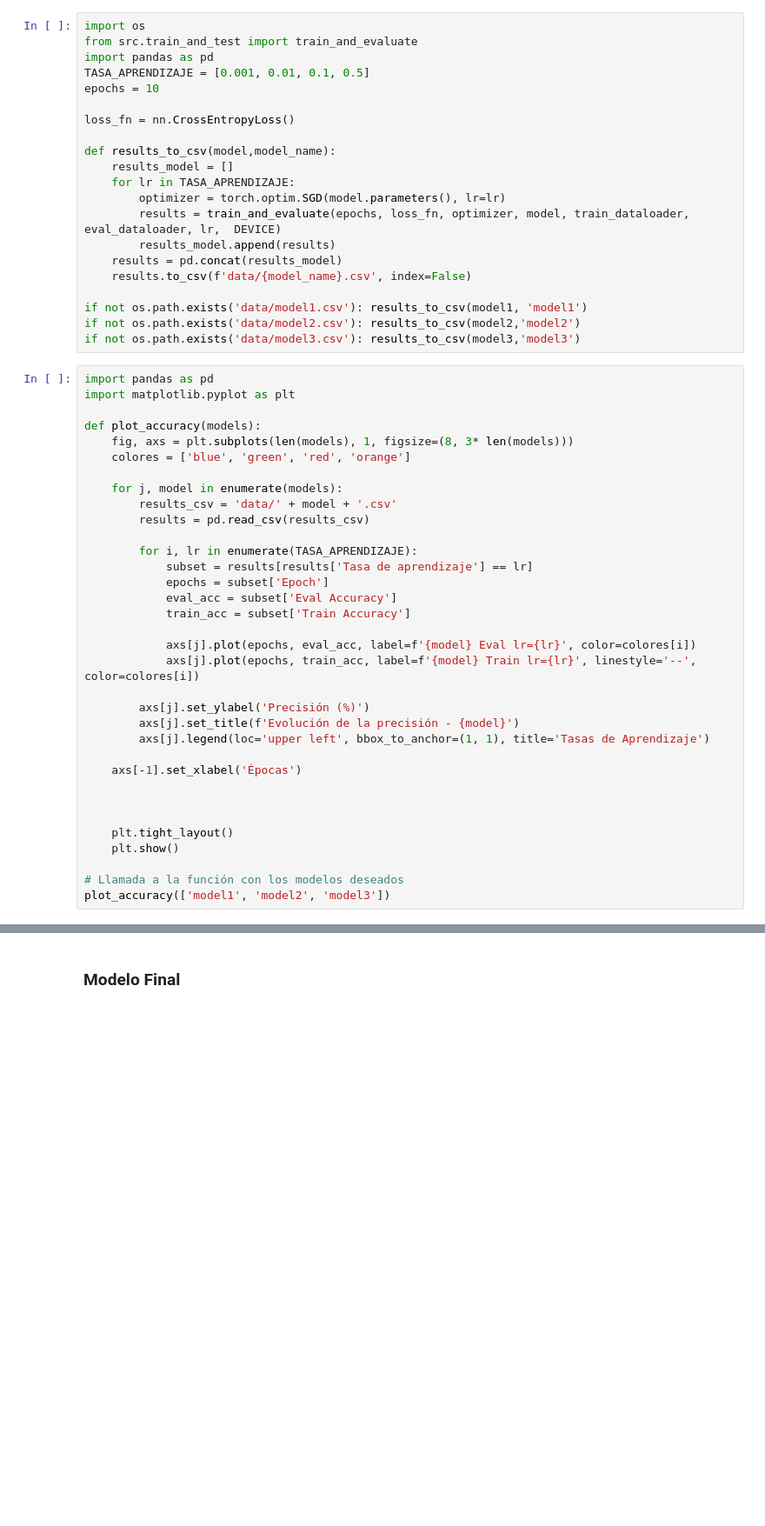
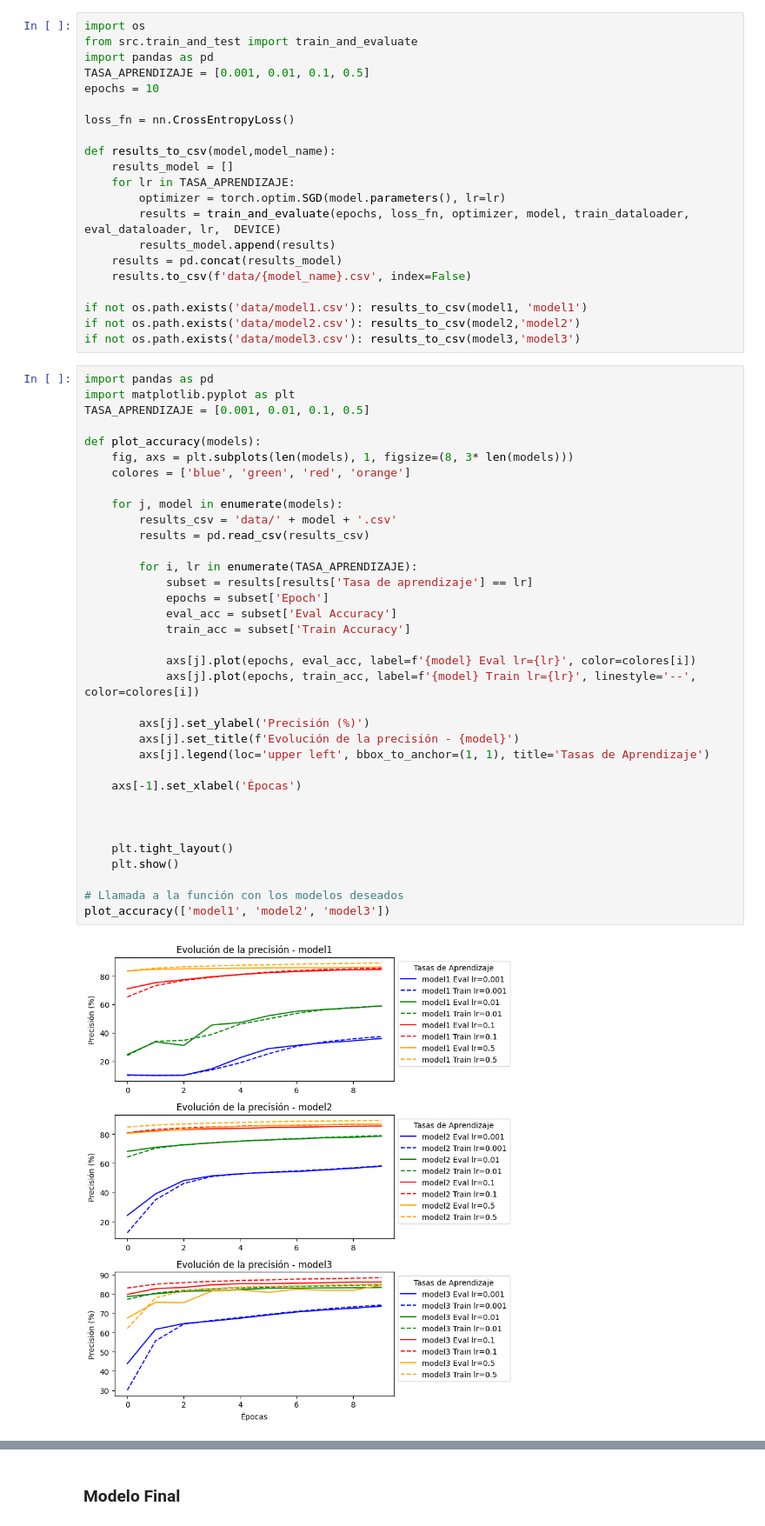
Before and after one commit to santiagoalaniz/fing_aprendaut, a Jupyter notebook: lab4/informe_tarea04.ipynb, the cells around one changed output, grey strips where cells are left out. Shown: that part at 87% size. Drawn from its saved outputs; the diff is of its cells as text; blank space fills up the shorter version.

```diff
--- a/lab4/informe_tarea04.ipynb
+++ b/lab4/informe_tarea04.ipynb
@@ -299,35 +372,38 @@ if not os.path.exists('data/model3.csv'): results_to_csv(model3,'model3')
 # %%
 import pandas as pd
 import matplotlib.pyplot as plt
+TASA_APRENDIZAJE = [0.001, 0.01, 0.1, 0.5]
 
 def plot_accuracy(models):
     fig, axs = plt.subplots(len(models), 1, figsize=(8, 3* len(models)))
     colores = ['blue', 'green', 'red', 'orange']
 
     for j, model in enumerate(models):
         results_csv = 'data/' + model + '.csv'
         results = pd.read_csv(results_csv)
 
         for i, lr in enumerate(TASA_APRENDIZAJE):
             subset = results[results['Tasa de aprendizaje'] == lr]
             epochs = subset['Epoch']
             eval_acc = subset['Eval Accuracy']
             train_acc = subset['Train Accuracy']
 
             axs[j].plot(epochs, eval_acc, label=f'{model} Eval lr={lr}', color=colores[i])
             axs[j].plot(epochs, train_acc, label=f'{model} Train lr={lr}', linestyle='--', color=colores[i])
 
         axs[j].set_ylabel('Precisión (%)')
         axs[j].set_title(f'Evolución de la precisión - {model}')
         axs[j].legend(loc='upper left', bbox_to_anchor=(1, 1), title='Tasas de Aprendizaje')
 
     axs[-1].set_xlabel('Épocas')
 
 
 
     plt.tight_layout()
     plt.show()
 
 # Llamada a la función con los modelos deseados
 plot_accuracy(['model1', 'model2', 'model3'])
+# %% [output]
+[figure, added]
 # %% [markdown]
```
Also changed, not shown: parts of 19 cells of this notebook, 2 other files.
